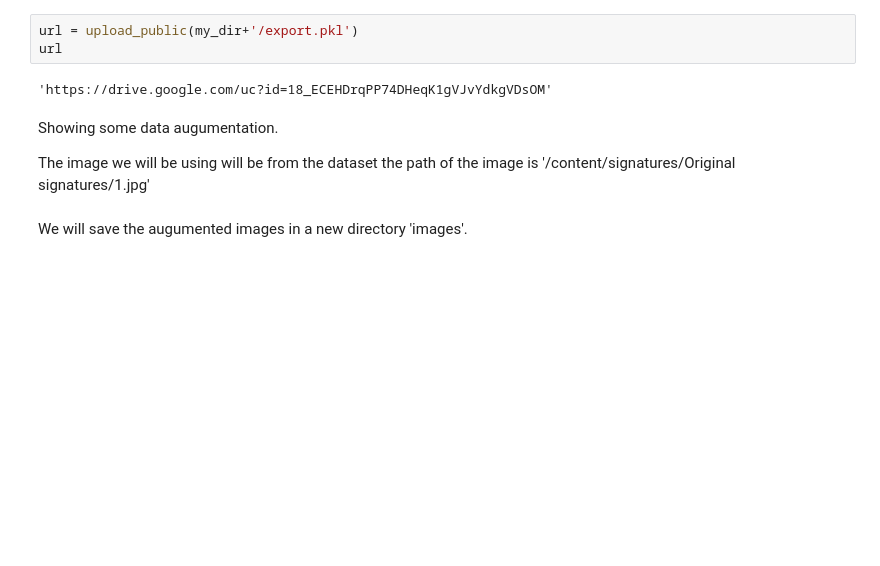
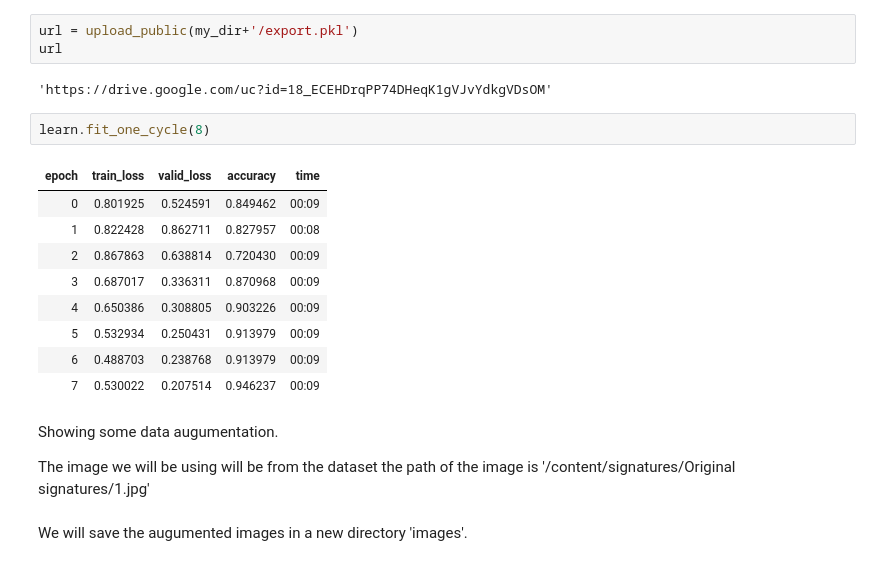
Before and after one commit to v03012000/Geeksman_AISquad_Project1_VIDUSHI-TICKOO, a Jupyter notebook: Training.ipynb, the cells around one changed output. Cells and saved outputs as stored; diff of their text form; blank space fills up the shorter version.

```diff
--- a/Training.ipynb
+++ b/Training.ipynb
@@ -145,6 +143,18 @@ url = upload_public(my_dir+'/export.pkl')
 url
 # %% [output]
 'https://drive.google.com/uc?id=18_ECEHDrqPP74DHeqK1gVJvYdkgVDsOM'
+# %%
+learn.fit_one_cycle(8)
+# %% [output]
+| epoch | train_loss | valid_loss | accuracy | time |
+| 0 | 0.801925 | 0.524591 | 0.849462 | 00:09 |
+| 1 | 0.822428 | 0.862711 | 0.827957 | 00:08 |
+| 2 | 0.867863 | 0.638814 | 0.720430 | 00:09 |
+| 3 | 0.687017 | 0.336311 | 0.870968 | 00:09 |
+| 4 | 0.650386 | 0.308805 | 0.903226 | 00:09 |
+| 5 | 0.532934 | 0.250431 | 0.913979 | 00:09 |
+| 6 | 0.488703 | 0.238768 | 0.913979 | 00:09 |
+| 7 | 0.530022 | 0.207514 | 0.946237 | 00:09 |
 # %% [markdown]
 Showing some data augumentation.
 
```
Also changed, not shown: parts of 5 cells of this notebook.
